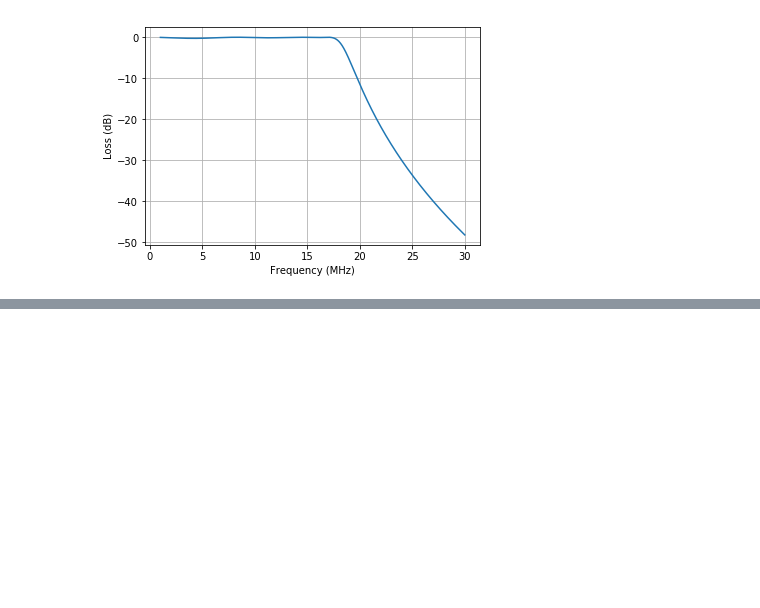
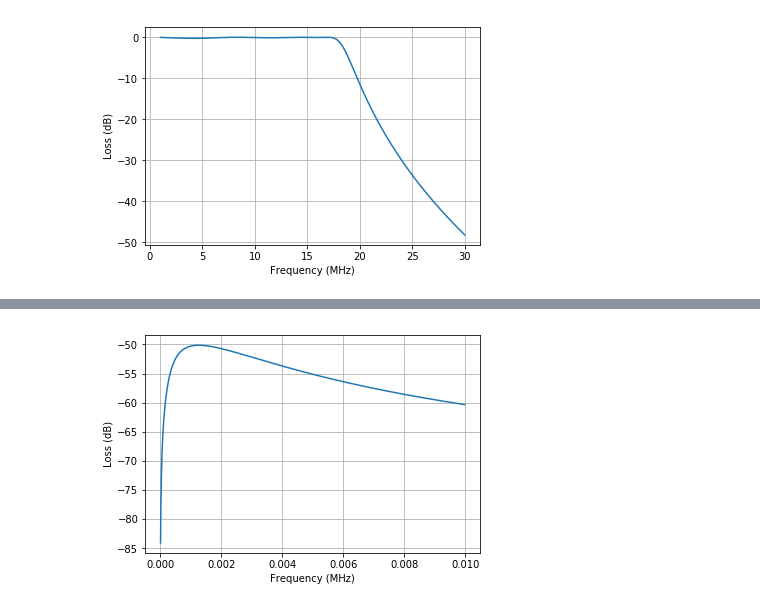
Before and after one commit to ttdoucet/impedance, a Jupyter notebook: impedance.ipynb, the cells around one changed output, grey strips where cells are left out. Drawn from its saved outputs; the diff is of its cells as text; code cells hidden in the pictures; blank space fills up the shorter version.

```diff
--- a/impedance.ipynb
+++ b/impedance.ipynb
@@ -309,0 +324,4 @@ fplot(LPF_8_16_HI, source=Res(50), load=R50)
+# %%
+fplot(ac7ke, source=Res(0), load=Rload, f_start=10, f_end = 10_000, f_step=10)
+# %% [output]
+[figure, added]
```
Also changed, not shown: parts of 3 cells of this notebook.
